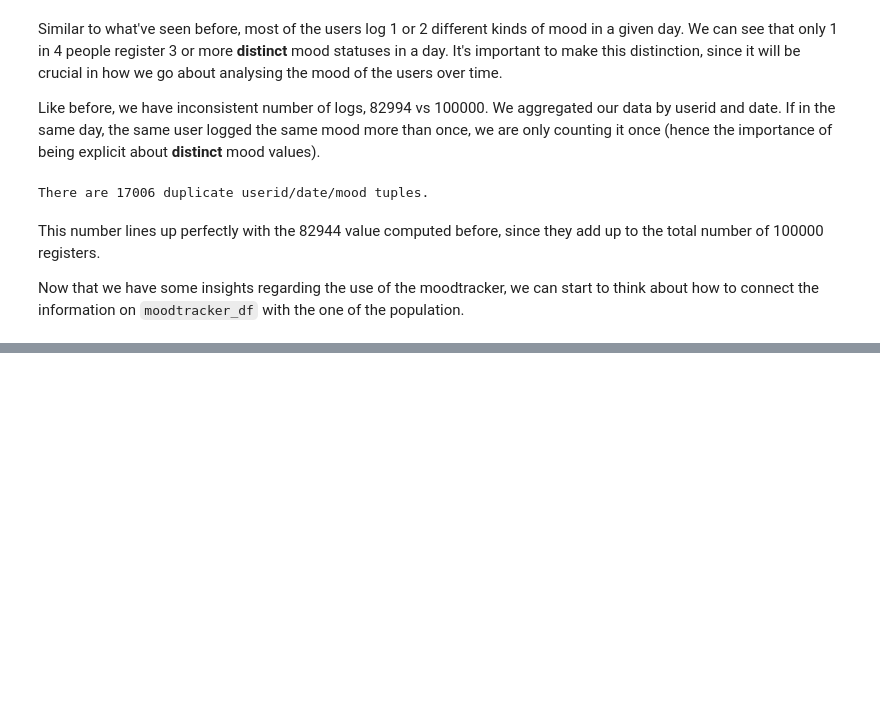
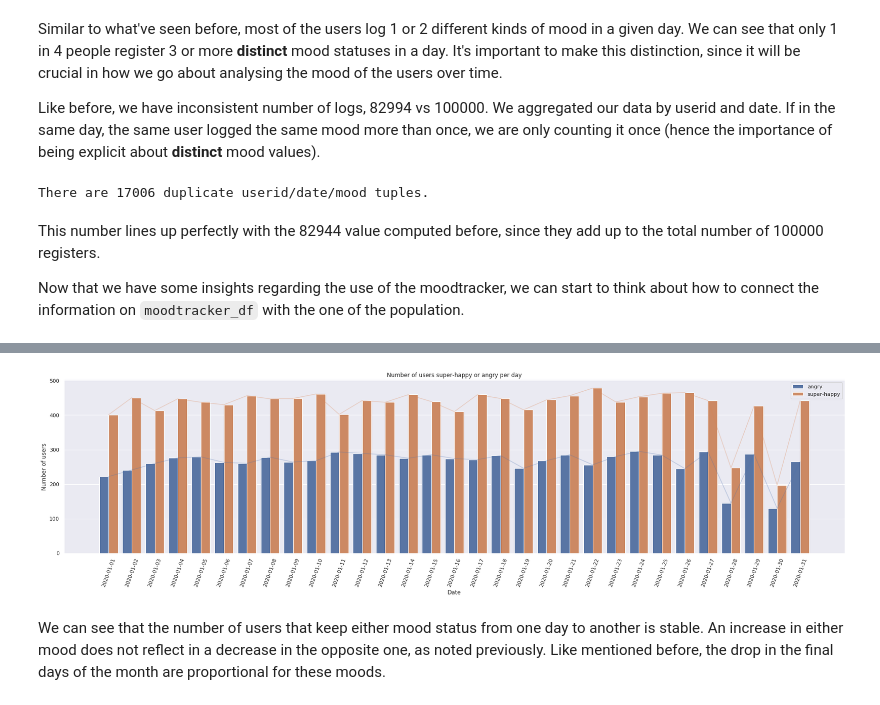
Before and after one commit to adfsan/z-challenge, a Jupyter notebook: Report1.ipynb, the cells around one changed output, grey strips where cells are left out. Drawn from its saved outputs; the diff is of its cells as text; code cells hidden in the pictures; blank space fills up the shorter version.

```diff
--- a/Report1.ipynb
+++ b/Report1.ipynb
@@ -36,6 +36,18 @@ def male_female_ratio(series:pd.Series):
 
 def unknown_count(series:pd.Series):
     return sum(series == 'unknown')
+
+def get_mode(series:pd.Series, last=True):
+    """
+    This function returns the mode of a series.
+    If there is no clear mode value it takes either the first or last value
+    """
+    ind = 1 if last else 0
+    mode = series.mode()
+    if mode.shape[0] > 1:
+        return mode[ind]
+    else:
+        return mode[0]
 # %% [markdown]
 ____________________
 ## Population description
@@ -385,0 +452,23 @@ moodtracker_df.groupby(["trackedat_date", "mood"])["userid"].count().reset_index
+# %%
+# Plot extreme moods comparison
+ex_mood = c_moodtracker_df.query("mood == 'angry' or mood == 'super-happy'").groupby(["trackedat_date", "mood"])["userid"].count().reset_index().copy()
+chart=sns.catplot(x = 'trackedat_date', y =  'userid',
+           hue='mood', data=ex_mood, kind = 'bar', height = 6, aspect=4, legend=False)
+
+chart_l = sns.lineplot(x = 'trackedat_date', y =  'userid',data=ex_mood,
+                       hue = 'mood', dashes =True, markers=True, legend=False)
+
+plt.setp(chart_l.lines, alpha=.3)
+
+chart.set(xlabel = 'Date',
+         ylabel='Number of users',
+         title='Number of users super-happy or angry per day')
+
+plt.legend(loc='best')
+
+plt.xticks(rotation = 70)
+plt.show()
+# %% [output]
+[figure, added]
+# %% [markdown]
+We can see that the number of users that keep either mood status from one day to another is stable. An increase in either mood does not reflect in a decrease in the opposite one, as noted previously. Like mentioned before, the drop in the final days of the month are proportional for these moods.
```
Also changed, not shown: parts of 8 cells of this notebook.
